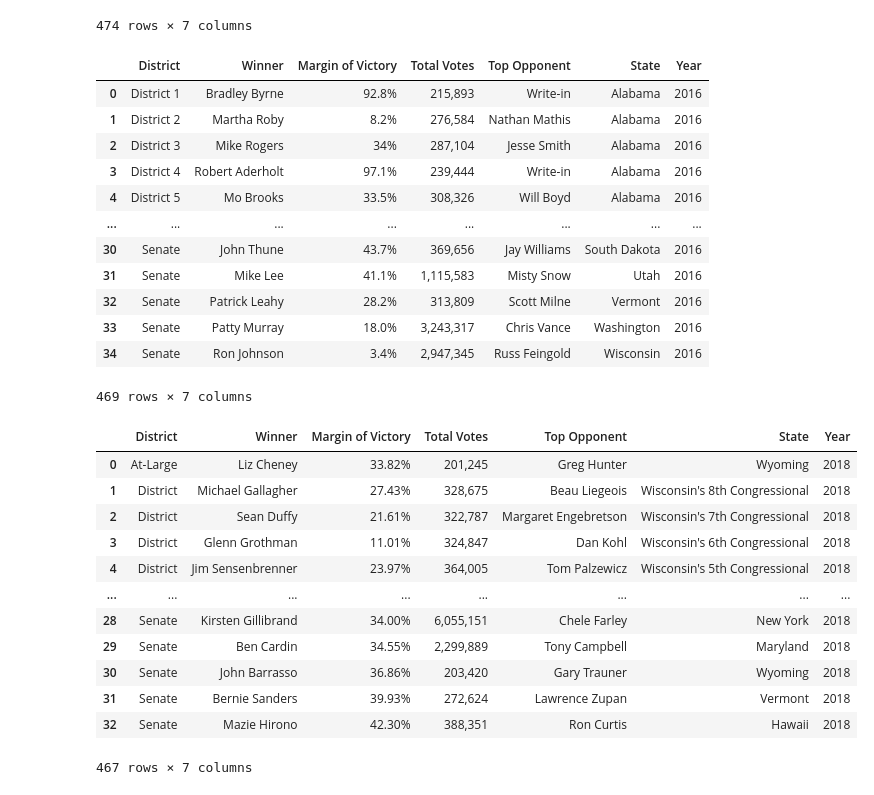
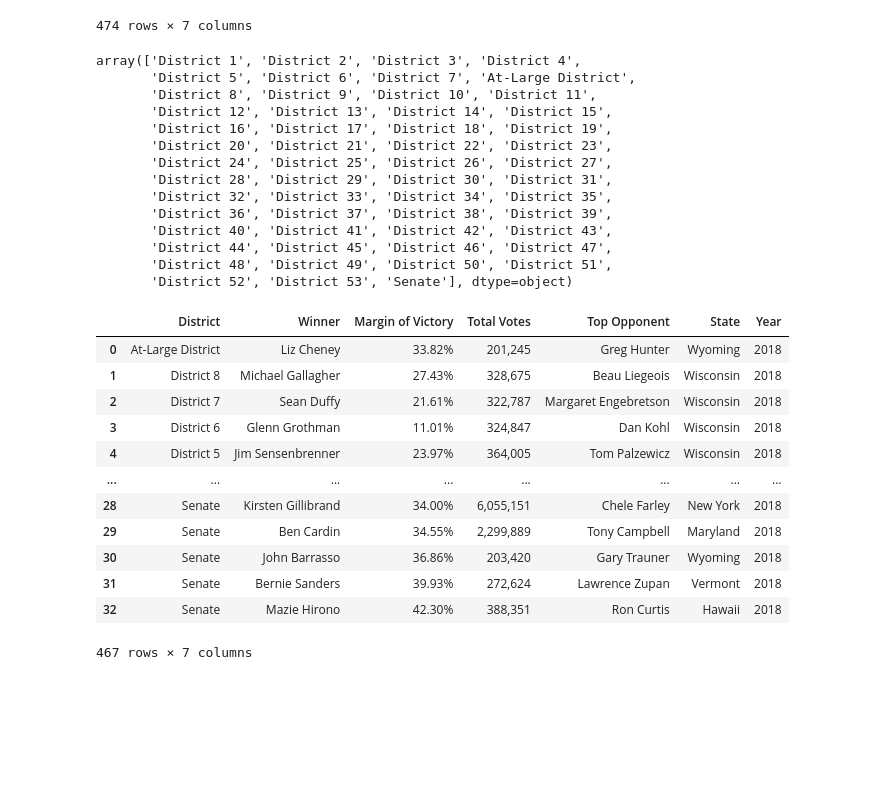
Before and after one commit to wmceachen/tweetVotes, a Jupyter notebook: cleaning.ipynb, the cells around one changed output. Cells and saved outputs as stored; diff of their text form; code cells hidden in the pictures; blank space fills up the shorter version.

```diff
--- a/cleaning.ipynb
+++ b/cleaning.ipynb
@@ -5,4 +6,12 @@ from scipy import stats
 %matplotlib inline
+# %%
+states = ['Alabama', 'Alaska', 'Arizona', 'Arkansas', 'California', 'Colorado', 'Connecticut',
+          'Delaware', 'Columbia', 'Florida', 'Georgia', 'Hawaii', 'Idaho', 'Iowa','Illinois',
+          'Indiana','Kansas', 'Kentucky', 'Louisiana', 'Maine', 'Maryland', 'Massachusetts', 'Michigan',
+          'Minnesota', 'Mississippi', 'Missouri', 'Montana', 'Nebraska', 'Nevada', 'New Hampshire',
+          'New Jersey', 'New Mexico', 'New York', 'North Carolina', 'North Dakota', 'Ohio', 'Oklahoma',
+          'Oregon', 'Pennsylvania', 'Rhode Island', 'South Carolina', 'South Dakota', 'Tennessee',
+          'Texas', 'Utah', 'Vermont', 'Virginia', 'Washington', 'West Virginia', 'Wisconsin', 'Wyoming']
 # %%
 earlier_data = pd.read_json("bp_accounts/2012_14.json")
 later_data = pd.read_json("bp_accounts/2016_18.json")
@@ -148,42 +160,52 @@ senate16.columns = new_header #set the header row as the df header
 senate16['District'] = 'Senate'
 elections16 = pd.concat([house16,senate16])
 elections16.rename(columns={'Total Vote':'Total Votes'}, inplace=True)
+assert all(elections16.State.apply(lambda state: state in states))
 elections16['Year'] = 2016
 
-elections16
+elections16.District.unique()
 # %% [output]
-|  | District | Winner | Margin of Victory | Total Votes | Top Opponent | State | Year |
-| 0 | District 1 | Bradley Byrne | 92.8% | 215,893 | Write-in | Alabama | 2016 |
-| 1 | District 2 | Martha Roby | 8.2% | 276,584 | Nathan Mathis | Alabama | 2016 |
-| 2 | District 3 | Mike Rogers | 34% | 287,104 | Jesse Smith | Alabama | 2016 |
-| 3 | District 4 | Robert Aderholt | 97.1% | 239,444 | Write-in | Alabama | 2016 |
-| 4 | District 5 | Mo Brooks | 33.5% | 308,326 | Will Boyd | Alabama | 2016 |
-| ... | ... | ... | ... | ... | ... | ... | ... |
-| 30 | Senate | John Thune | 43.7% | 369,656 | Jay Williams | South Dakota | 2016 |
-| 31 | Senate | Mike Lee | 41.1% | 1,115,583 | Misty Snow | Utah | 2016 |
-| 32 | Senate | Patrick Leahy | 28.2% | 313,809 | Scott Milne | Vermont | 2016 |
-| 33 | Senate | Patty Murray | 18.0% | 3,243,317 | Chris Vance | Washington | 2016 |
-| 34 | Senate | Ron Johnson | 3.4% | 2,947,345 | Russ Feingold | Wisconsin | 2016 |
-469 rows × 7 columns
+array(['District 1', 'District 2', 'District 3', 'District 4',
+       'District 5', 'District 6', 'District 7', 'At-Large District',
+       'District 8', 'District 9', 'District 10', 'District 11',
+       'District 12', 'District 13', 'District 14', 'District 15',
+       'District 16', 'District 17', 'District 18', 'District 19',
+       'District 20', 'District 21', 'District 22', 'District 23',
+       'District 24', 'District 25', 'District 26', 'District 27',
+       'District 28', 'District 29', 'District 30', 'District 31',
+       'District 32', 'District 33', 'District 34', 'District 35',
+       'District 36', 'District 37', 'District 38', 'District 39',
+       'District 40', 'District 41', 'District 42', 'District 43',
+       'District 44', 'District 45', 'District 46', 'District 47',
+       'District 48', 'District 49', 'District 50', 'District 51',
+       'District 52', 'District 53', 'Senate'], dtype=object)
 # %%
 #2018
+def get_district_2018(dist_data):
+    if 'at-large' in dist_data:
+        state_district = dist_data.lower().partition('at-large')
+        return state_district[0].split('\'')[0].strip().title(), 'At-Large District'
+    else:
+        dist_num = re.search('\d+', dist_data).group()
+        return re.split('\d+', dist_data)[0].split('\'')[0], 'District '+dist_num
 house18, senate18 = pd.read_csv('elections/2018/2018_house.csv'), pd.read_csv('elections/2018/2018_senate.csv')
-house18['State'], house18['District'] = zip(*house18.apply(get_district_2014, axis=1))
-elections18 = pd.concat([house18,senate18])
+house18['State'], house18['District'] = zip(*house18.District.apply(get_district_2018))
 senate18['State'] = senate18['District'].apply(lambda x: x.split(',')[1])
 senate18['District'] = 'Senate'
 elections18 = pd.concat([house18,senate18])
+elections18.State = elections18.State.str.strip()
+assert all(elections18.State.apply(lambda state: state in states))
 elections18.rename(columns={'Runner-up':'Top Opponent', 'Margin of victory':'Margin of Victory', 'Total votes':'Total Votes'}, inplace=True)
 elections18 = elections18[['District', 'Winner',	'Margin of Victory',	'Total Votes',	'Top Opponent',	'State']]
 elections18['Year'] = 2018
 elections18
 # %% [output]
 |  | District | Winner | Margin of Victory | Total Votes | Top Opponent | State | Year |
-| 0 | At-Large | Liz Cheney | 33.82% | 201,245 | Greg Hunter | Wyoming | 2018 |
-| 1 | District | Michael Gallagher | 27.43% | 328,675 | Beau Liegeois | Wisconsin's 8th Congressional | 2018 |
-| 2 | District | Sean Duffy | 21.61% | 322,787 | Margaret Engebretson | Wisconsin's 7th Congressional | 2018 |
-| 3 | District | Glenn Grothman | 11.01% | 324,847 | Dan Kohl | Wisconsin's 6th Congressional | 2018 |
-| 4 | District | Jim Sensenbrenner | 23.97% | 364,005 | Tom Palzewicz | Wisconsin's 5th Congressional | 2018 |
+| 0 | At-Large District | Liz Cheney | 33.82% | 201,245 | Greg Hunter | Wyoming | 2018 |
+| 1 | District 8 | Michael Gallagher | 27.43% | 328,675 | Beau Liegeois | Wisconsin | 2018 |
+| 2 | District 7 | Sean Duffy | 21.61% | 322,787 | Margaret Engebretson | Wisconsin | 2018 |
+| 3 | District 6 | Glenn Grothman | 11.01% | 324,847 | Dan Kohl | Wisconsin | 2018 |
+| 4 | District 5 | Jim Sensenbrenner | 23.97% | 364,005 | Tom Palzewicz | Wisconsin | 2018 |
 | ... | ... | ... | ... | ... | ... | ... | ... |
 | 28 | Senate | Kirsten Gillibrand | 34.00% | 6,055,151 | Chele Farley | New York | 2018 |
 | 29 | Senate | Ben Cardin | 34.55% | 2,299,889 | Tony Campbell | Maryland | 2018 |
```
Also changed, not shown: parts of 17 cells of this notebook.
